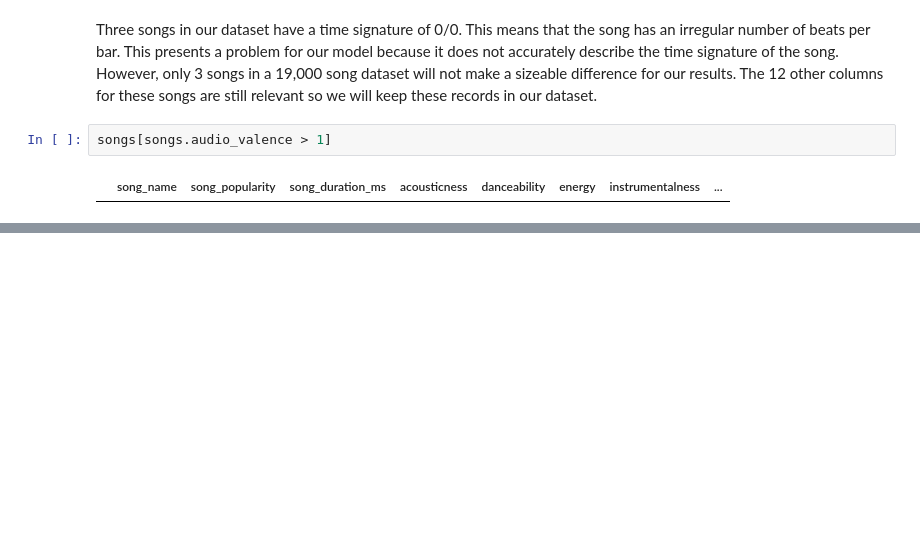
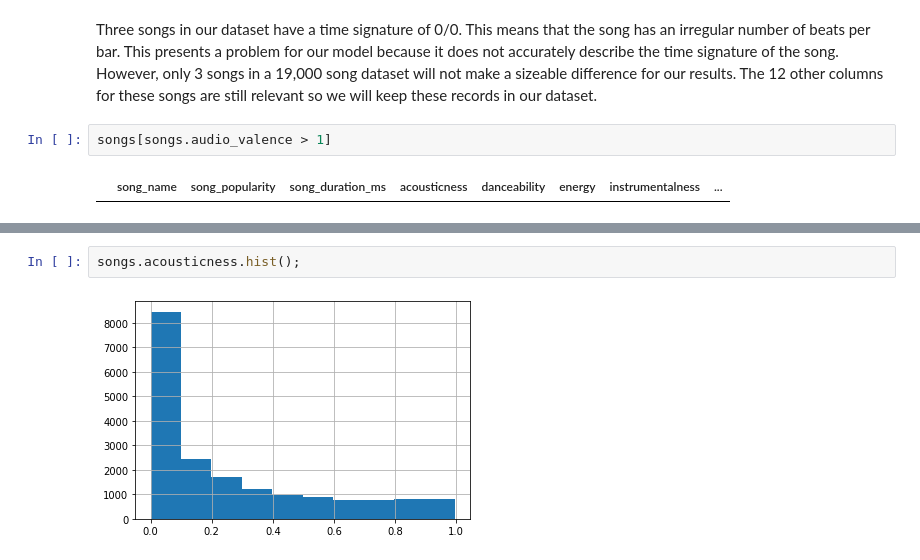
Before and after one commit to bengruher/Spotify-Song-Data-Analysis-and-Modeling, a Jupyter notebook: Song Project.ipynb, the cells around one changed output, grey strips where cells are left out. Cells and saved outputs as stored; diff of their text form; blank space fills up the shorter version.

```diff
--- a/Song Project.ipynb
+++ b/Song Project.ipynb
@@ -134,0 +174,4 @@ sum(pd.isnull(songs))
+# %%
+songs.acousticness.hist();
+# %% [output]
+[figure, added]
```
Also changed, not shown: parts of 33 cells of this notebook.
